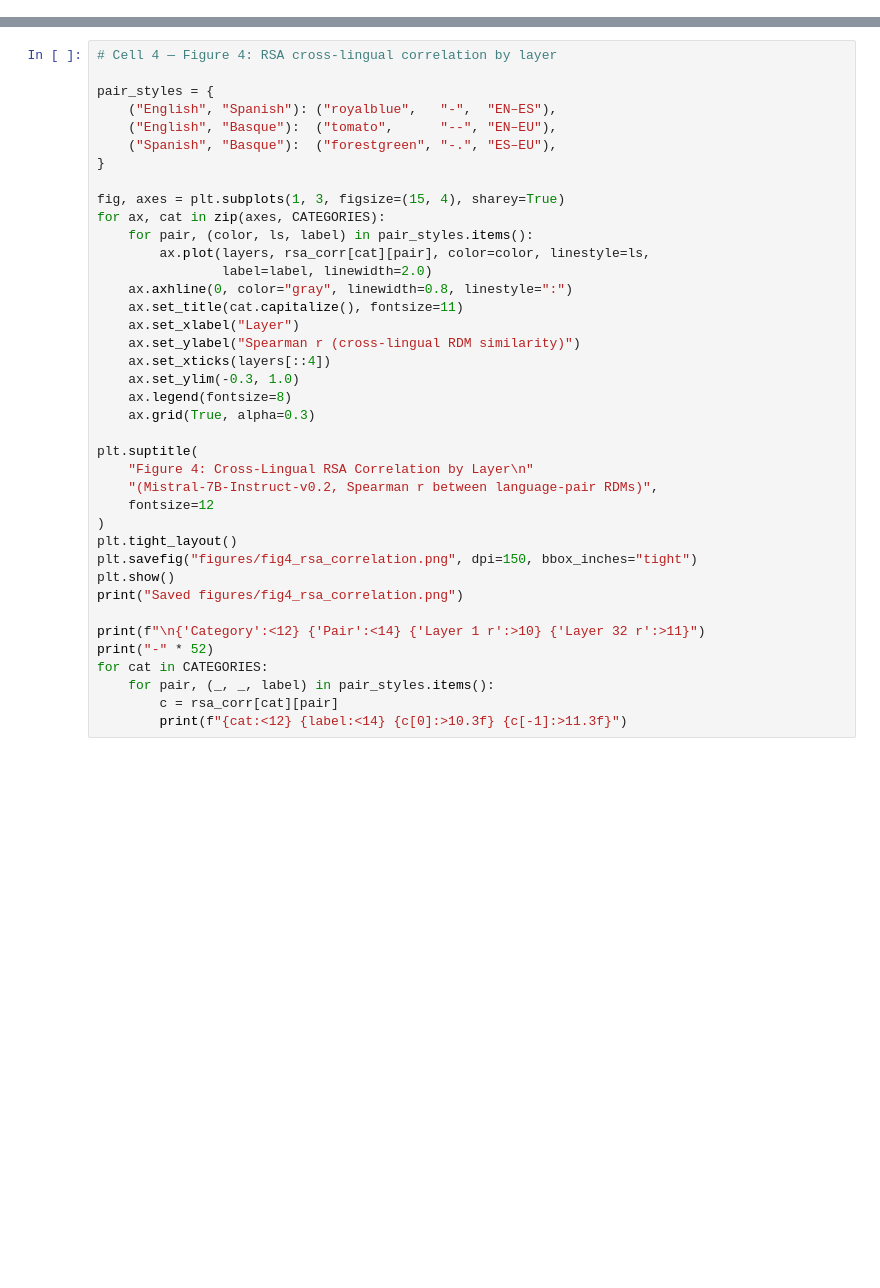
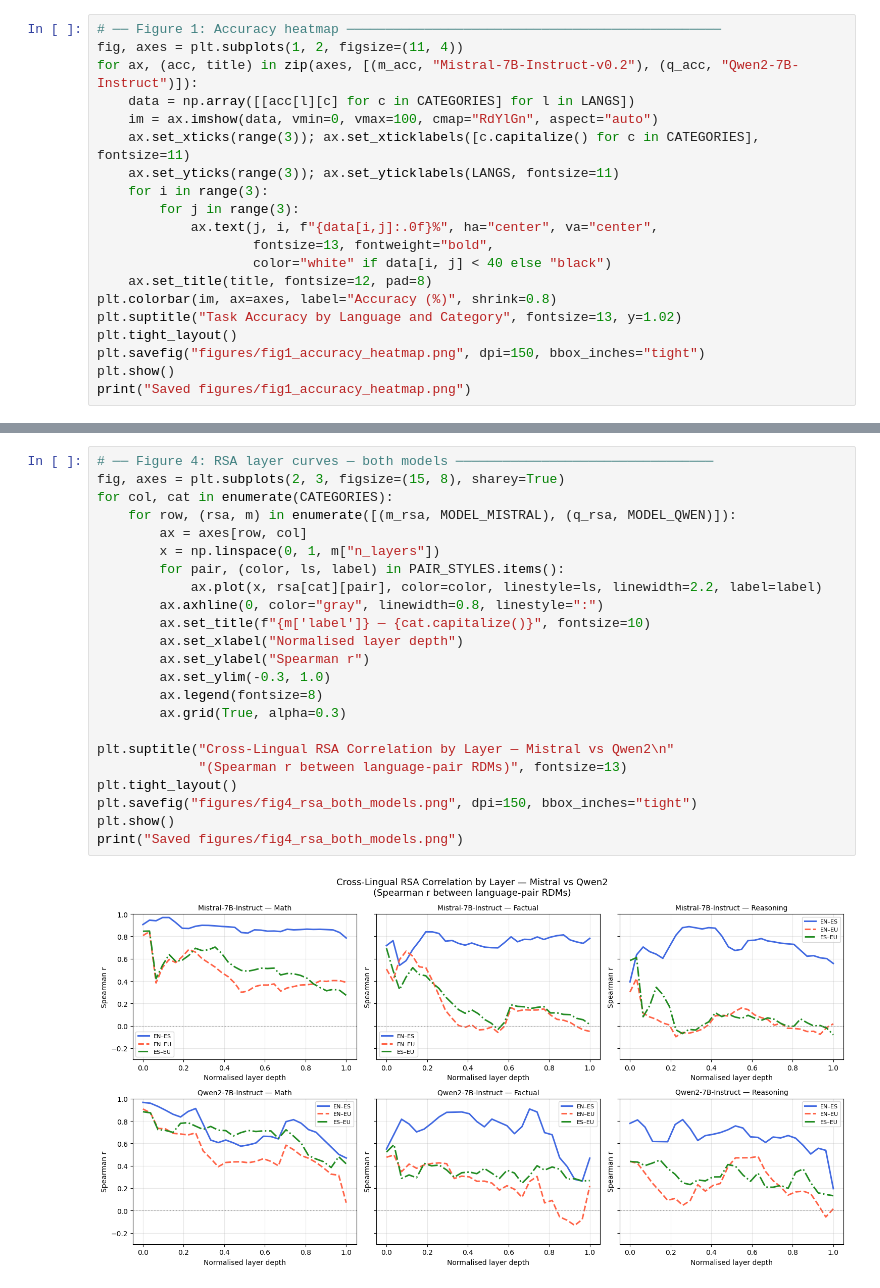
Before and after one commit to ka1ku/Cross-Lingual-Performance-in-LLMs, a Jupyter notebook: multilingual_analysis_large.ipynb, the cells around one changed output, grey strips where cells are left out. Drawn from its saved outputs; the diff is of its cells as text; blank space fills up the shorter version.

Commit message:
added new figures
Made-with: Cursor

```diff
--- a/multilingual_analysis_large.ipynb
+++ b/multilingual_analysis_large.ipynb
@@ -154,0 +197,20 @@ print("RSA computation complete.")
+# %%
+# ── Figure 1: Accuracy heatmap ────────────────────────────────────────────────
+fig, axes = plt.subplots(1, 2, figsize=(11, 4))
+for ax, (acc, title) in zip(axes, [(m_acc, "Mistral-7B-Instruct-v0.2"), (q_acc, "Qwen2-7B-Instruct")]):
+    data = np.array([[acc[l][c] for c in CATEGORIES] for l in LANGS])
+    im = ax.imshow(data, vmin=0, vmax=100, cmap="RdYlGn", aspect="auto")
+    ax.set_xticks(range(3)); ax.set_xticklabels([c.capitalize() for c in CATEGORIES], fontsize=11)
+    ax.set_yticks(range(3)); ax.set_yticklabels(LANGS, fontsize=11)
+    for i in range(3):
+        for j in range(3):
+            ax.text(j, i, f"{data[i,j]:.0f}%", ha="center", va="center",
+                    fontsize=13, fontweight="bold",
+                    color="white" if data[i, j] < 40 else "black")
+    ax.set_title(title, fontsize=12, pad=8)
+plt.colorbar(im, ax=axes, label="Accuracy (%)", shrink=0.8)
+plt.suptitle("Task Accuracy by Language and Category", fontsize=13, y=1.02)
+plt.tight_layout()
+plt.savefig("figures/fig1_accuracy_heatmap.png", dpi=150, bbox_inches="tight")
+plt.show()
+print("Saved figures/fig1_accuracy_heatmap.png")
@@ -155,39 +277,25 @@ print("RSA computation complete.")
 # %%
-# Cell 4 — Figure 4: RSA cross-lingual correlation by layer
+# ── Figure 4: RSA layer curves — both models ─────────────────────────────────
+fig, axes = plt.subplots(2, 3, figsize=(15, 8), sharey=True)
+for col, cat in enumerate(CATEGORIES):
+    for row, (rsa, m) in enumerate([(m_rsa, MODEL_MISTRAL), (q_rsa, MODEL_QWEN)]):
+        ax = axes[row, col]
+        x = np.linspace(0, 1, m["n_layers"])
+        for pair, (color, ls, label) in PAIR_STYLES.items():
+            ax.plot(x, rsa[cat][pair], color=color, linestyle=ls, linewidth=2.2, label=label)
+        ax.axhline(0, color="gray", linewidth=0.8, linestyle=":")
+        ax.set_title(f"{m['label']} — {cat.capitalize()}", fontsize=10)
+        ax.set_xlabel("Normalised layer depth")
+        ax.set_ylabel("Spearman r")
+        ax.set_ylim(-0.3, 1.0)
+        ax.legend(fontsize=8)
+        ax.grid(True, alpha=0.3)
 
-pair_styles = {
-    ("English", "Spanish"): ("royalblue",   "-",  "EN–ES"),
-    ("English", "Basque"):  ("tomato",      "--", "EN–EU"),
-    ("Spanish", "Basque"):  ("forestgreen", "-.", "ES–EU"),
-}
-
-fig, axes = plt.subplots(1, 3, figsize=(15, 4), sharey=True)
-for ax, cat in zip(axes, CATEGORIES):
-    for pair, (color, ls, label) in pair_styles.items():
-        ax.plot(layers, rsa_corr[cat][pair], color=color, linestyle=ls,
-                label=label, linewidth=2.0)
-    ax.axhline(0, color="gray", linewidth=0.8, linestyle=":")
-    ax.set_title(cat.capitalize(), fontsize=11)
-    ax.set_xlabel("Layer")
-    ax.set_ylabel("Spearman r (cross-lingual RDM similarity)")
-    ax.set_xticks(layers[::4])
-    ax.set_ylim(-0.3, 1.0)
-    ax.legend(fontsize=8)
-    ax.grid(True, alpha=0.3)
-
-plt.suptitle(
-    "Figure 4: Cross-Lingual RSA Correlation by Layer\n"
-    "(Mistral-7B-Instruct-v0.2, Spearman r between language-pair RDMs)",
-    fontsize=12
-)
+plt.suptitle("Cross-Lingual RSA Correlation by Layer — Mistral vs Qwen2\n"
+             "(Spearman r between language-pair RDMs)", fontsize=13)
 plt.tight_layout()
-plt.savefig("figures/fig4_rsa_correlation.png", dpi=150, bbox_inches="tight")
+plt.savefig("figures/fig4_rsa_both_models.png", dpi=150, bbox_inches="tight")
 plt.show()
-print("Saved figures/fig4_rsa_correlation.png")
-
-print(f"\n{'Category':<12} {'Pair':<14} {'Layer 1 r':>10} {'Layer 32 r':>11}")
-print("-" * 52)
-for cat in CATEGORIES:
-    for pair, (_, _, label) in pair_styles.items():
-        c = rsa_corr[cat][pair]
-        print(f"{cat:<12} {label:<14} {c[0]:>10.3f} {c[-1]:>11.3f}")
+print("Saved figures/fig4_rsa_both_models.png")
+# %% [output]
+[figure, added]
```
Also changed, not shown: parts of 15 cells of this notebook, 27 other files.
